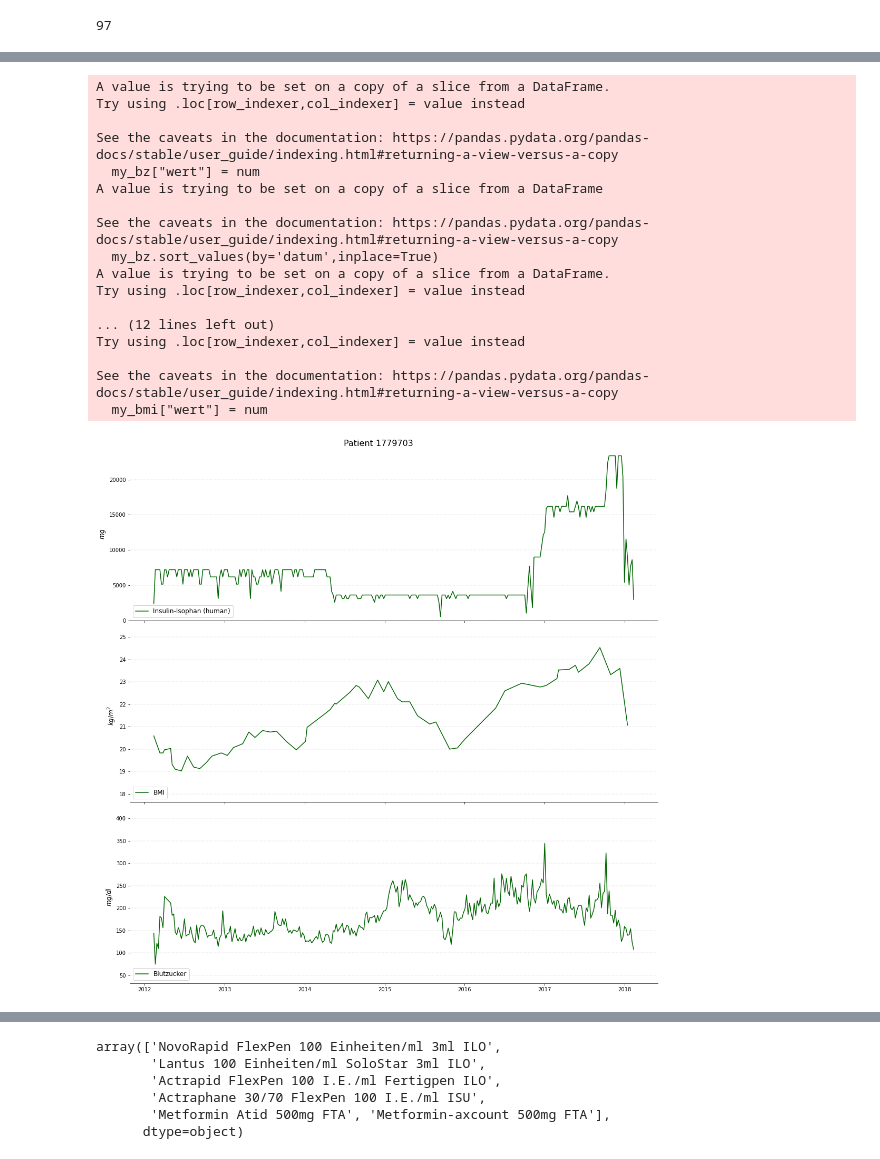
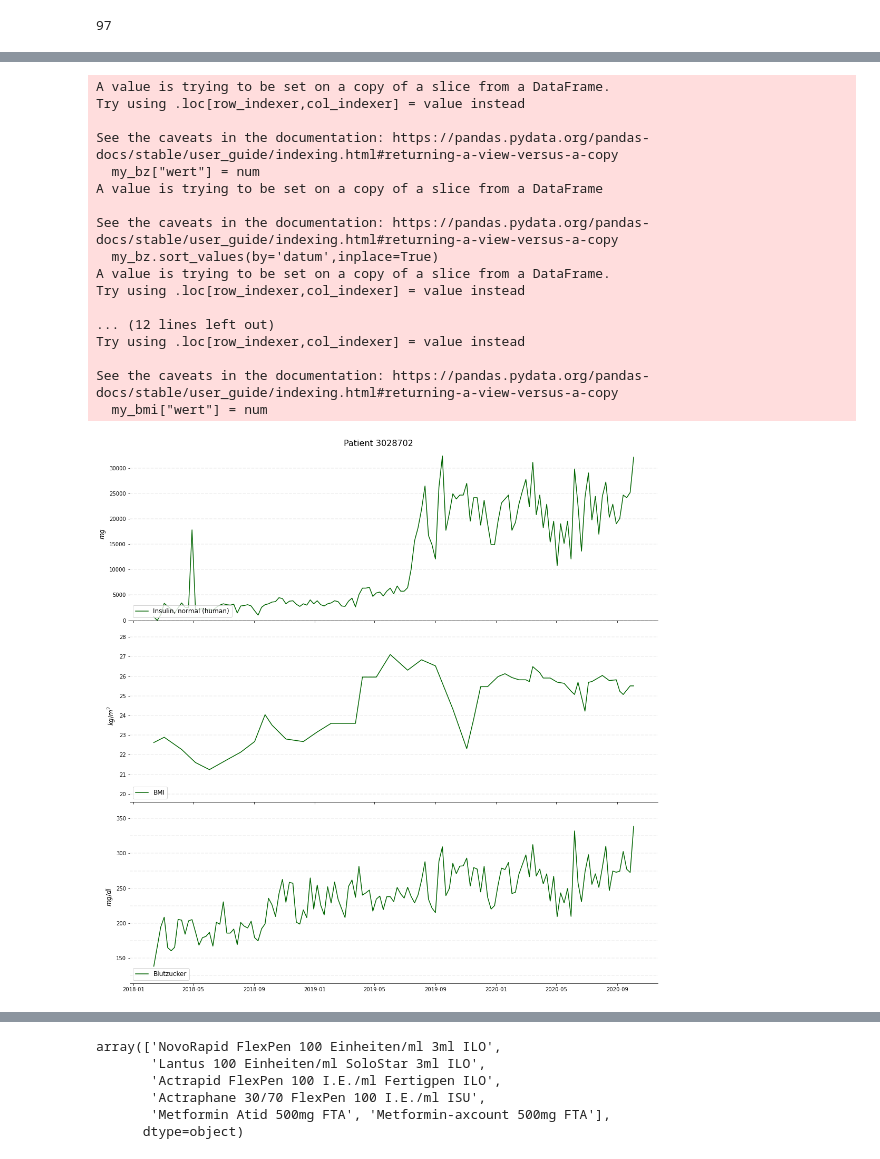
Before and after one commit to Caro1212/02_Python, a Jupyter notebook: Connext Datenanalyse/Plot_TimeData.ipynb, the cells around one changed output, grey strips where cells are left out. Drawn from its saved outputs; the diff is of its cells as text; code cells hidden in the pictures.

```diff
--- a/Connext Datenanalyse/Plot_TimeData.ipynb
+++ b/Connext Datenanalyse/Plot_TimeData.ipynb
@@ -15,3 +15,5 @@ klients = ReadVitalData.klients
 klients.index(2186303)
 # %% [output]
 97
+# %%
+myklient = klients[120]
@@ -18,6 +38,4 @@ klients.index(2186303)
 # %%
-myklient = klients[8]
-
 mydi_klient = mydi[mydi.klientid2 == myklient]
 medikamente = list(mydi_klient.inhaltsstoff.unique())
 m = medikamente[1]
@@ -147,26 +147,26 @@ def plot_time_data(klient):
     #fig.savefig("time_data_per_patient.pdf")
     plt.show()
 # %%
-plot_time_data(184)
+plot_time_data(154)
 # %% [output]
 A value is trying to be set on a copy of a slice from a DataFrame.
 Try using .loc[row_indexer,col_indexer] = value instead
 
 See the caveats in the documentation: https://pandas.pydata.org/pandas-docs/stable/user_guide/indexing.html#returning-a-view-versus-a-copy
   my_bz["wert"] = num
 A value is trying to be set on a copy of a slice from a DataFrame
 
 See the caveats in the documentation: https://pandas.pydata.org/pandas-docs/stable/user_guide/indexing.html#returning-a-view-versus-a-copy
   my_bz.sort_values(by='datum',inplace=True)
 A value is trying to be set on a copy of a slice from a DataFrame.
 Try using .loc[row_indexer,col_indexer] = value instead
 
 ... (12 lines left out)
 Try using .loc[row_indexer,col_indexer] = value instead
 
 See the caveats in the documentation: https://pandas.pydata.org/pandas-docs/stable/user_guide/indexing.html#returning-a-view-versus-a-copy
   my_bmi["wert"] = num
-[figure, old version]
+[figure, new version]
 # %%
 my_bmi = my[my.bezeichnung == 'BMI']
 pd.to_numeric(my_bmi.wert,errors='coerce')
```
Also changed, not shown: parts of 2 cells of this notebook, 3 other files.
